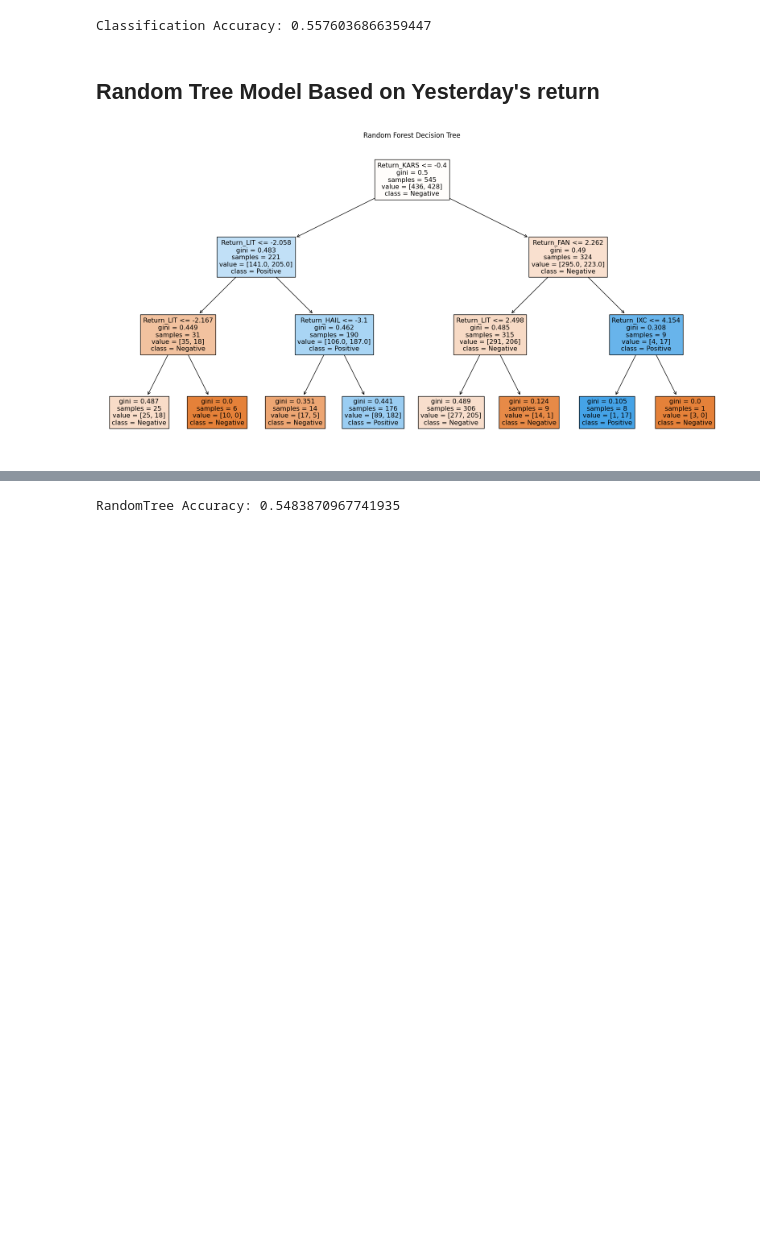
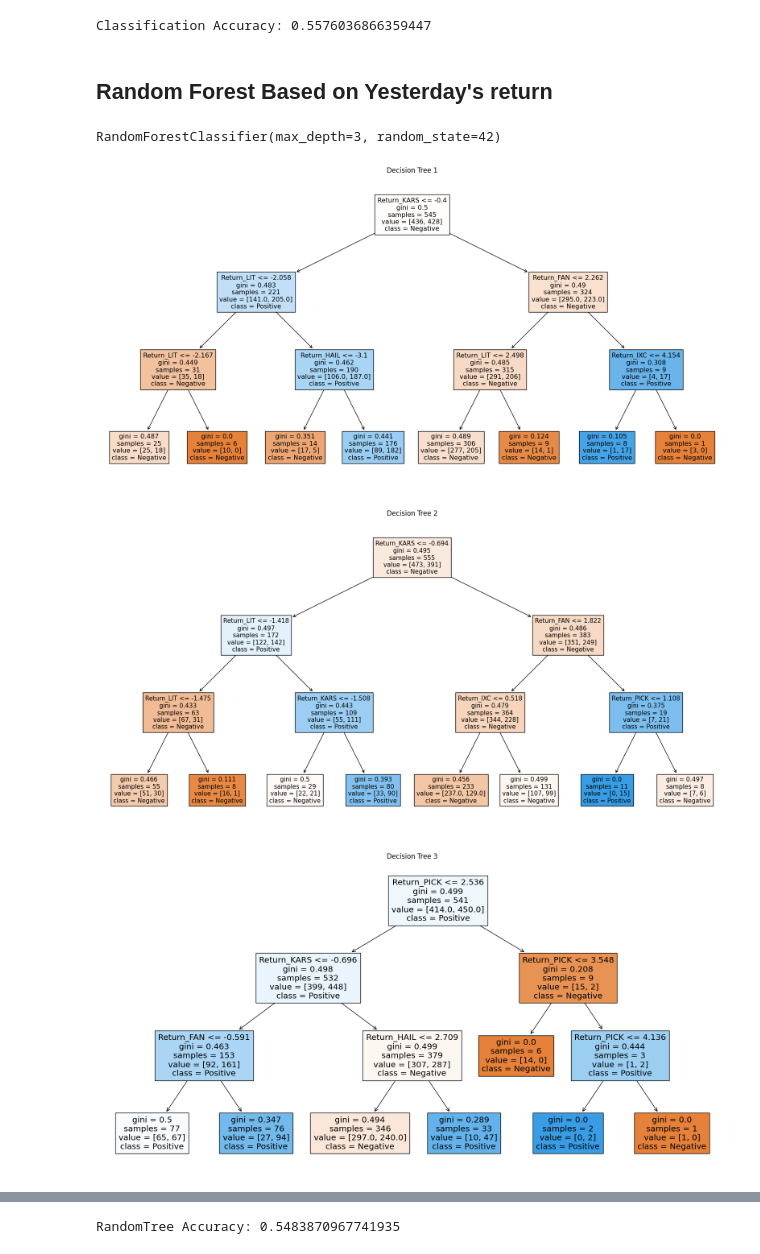
Before and after one commit to RamiATASSI/ML_finance_mini_project_trading, a Jupyter notebook: ETFS_to_TESLA.ipynb, the cells around one changed output, grey strips where cells are left out. Drawn from its saved outputs; the diff is of its cells as text; code cells hidden in the pictures; blank space fills up the shorter version.

```diff
--- a/ETFS_to_TESLA.ipynb
+++ b/ETFS_to_TESLA.ipynb
@@ -101,6 +101,11 @@ len(y_classification), len(X_classification)
 # %%
 X_train, X_test, y_train_classification, y_test_classification = train_test_split(X_classification, y_classification, test_size=0.2, random_state=42)
 
+X_train = np.array(X_train)
+X_test = np.array(X_test)
+y_train_classification = np.array(y_train_classification)
+y_test_classification = np.array(y_test_classification)
+
 classifier = LogisticRegression()
 classifier.fit(X_train, y_train_classification)
 # %% [output]
@@ -112,15 +117,25 @@ print("Classification Accuracy:", classification_accuracy)
 # %% [output]
 Classification Accuracy: 0.5576036866359447
 # %% [markdown]
-## Random Tree Model Based on Yesterday's return
+## Random Forest Based on Yesterday's return
-# %%
-rf_classifier = RandomForestClassifier(n_estimators=100, max_depth=3, random_state=42)
-rf_classifier.fit(X_train, y_train_classification)
-
-
-plt.figure(figsize=(20, 10))
-plot_tree(rf_classifier.estimators_[0], feature_names=X_train.columns, class_names=['Negative', 'Positive'], filled=True)
-plt.title('Random Forest Decision Tree')
-plt.show()
-# %% [output]
-[figure, removed]
+# %%
+from sklearn.ensemble import RandomForestClassifier
+
+random_forest_model = RandomForestClassifier(n_estimators=100, random_state=42, max_depth=3)
+random_forest_model.fit(X_train, y_train_classification)
+# %% [output]
+RandomForestClassifier(max_depth=3, random_state=42)
+# %%
+# Define the number of trees to plot
+num_trees_to_plot = 5
+
+# Plot the first 'num_trees_to_plot' decision trees in the Random Forest
+for i in range(num_trees_to_plot):
+    plt.figure(figsize=(20, 10))  # Set the figure size
+    plot_tree(random_forest_model.estimators_[i], feature_names=cols, class_names=["Negative", "Positive"], filled=True)
+    plt.title(f"Decision Tree {i+1}")
+    plt.show()
+# %% [output]
+[figure, added]
+[figure, added]
+[figure, added]
```
Also changed, not shown: parts of 34 cells of this notebook, 9 other files.
